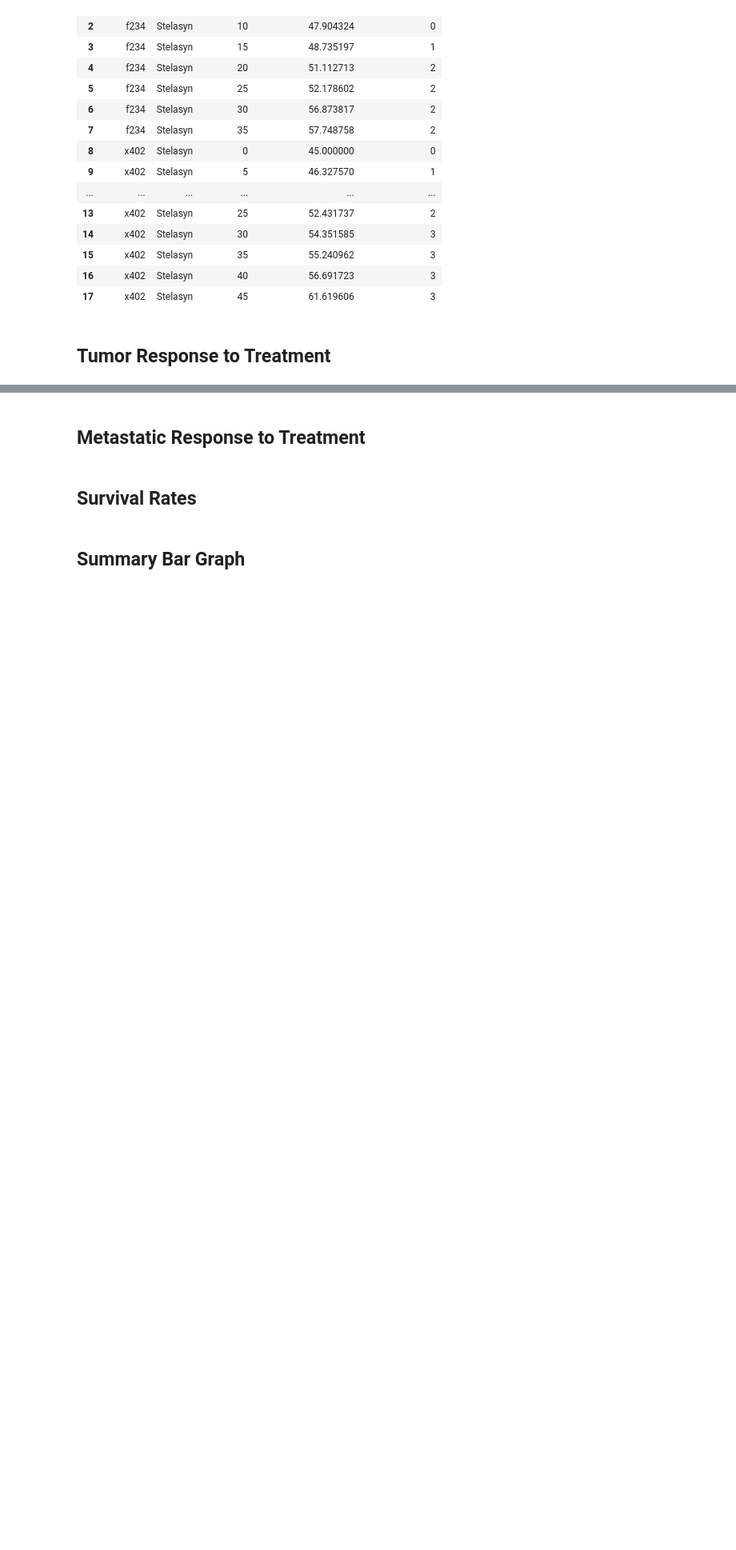
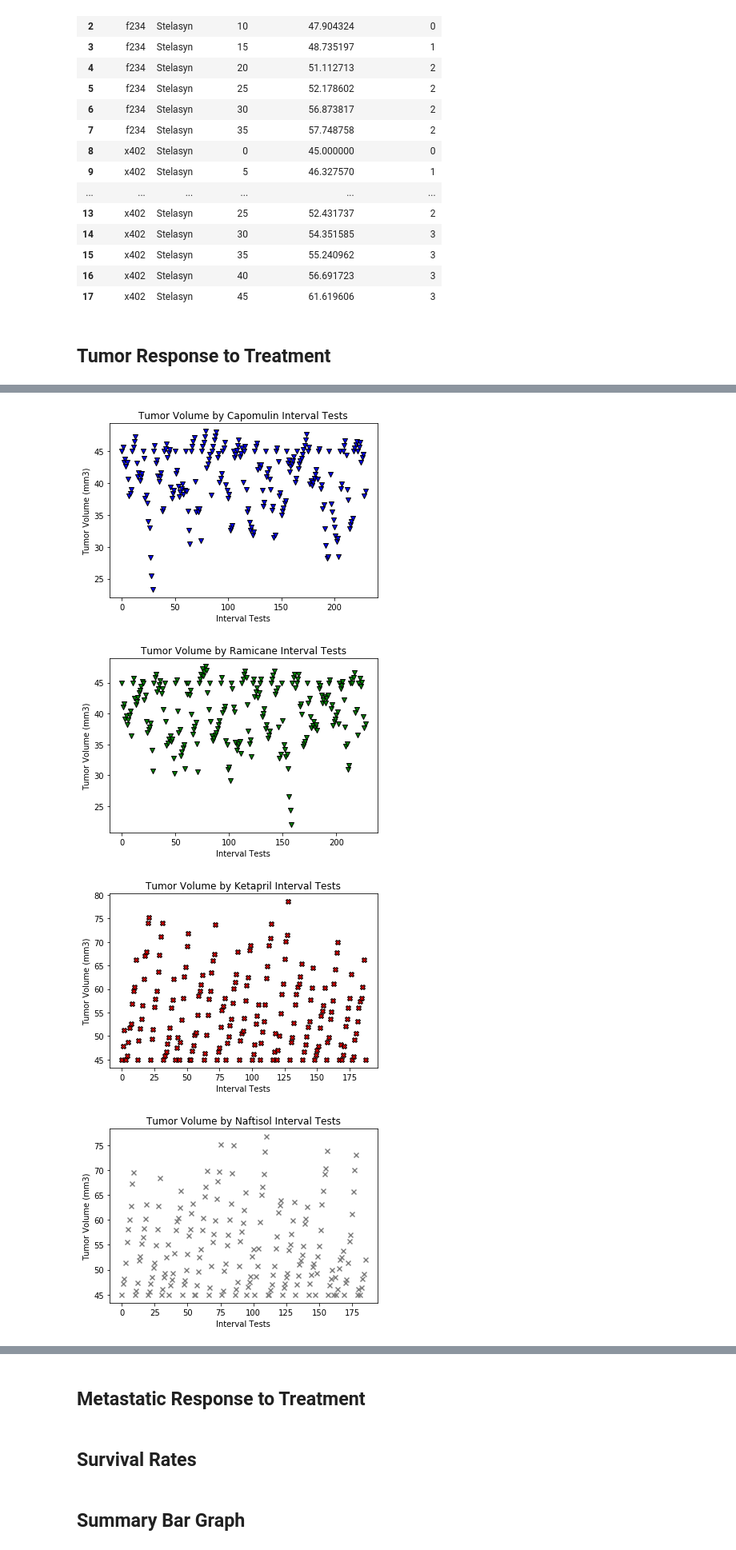
Before and after one commit to RobLMCO/05-MatplotlibHomework, a Jupyter notebook: pymaceuticals_starter.ipynb, the cells around one changed output, grey strips where cells are left out. Shown at 80% size. Drawn from its saved outputs; the diff is of its cells as text; code cells hidden in the pictures; blank space fills up the shorter version.

```diff
--- a/pymaceuticals_starter.ipynb
+++ b/pymaceuticals_starter.ipynb
@@ -133,0 +241,76 @@ __________________
+# %%
+
+
+plt.title("Tumor Volume by Capomulin Interval Tests")
+x2_timepoints = np.arange(0, Capomulin_num)
+plt.scatter(x2_timepoints, Capomulin, marker="v", facecolors="blue", edgecolors="black", label="Capomulin")
+plt.xlabel("Interval Tests")
+plt.ylabel("Tumor Volume (mm3)")
+plt.show()
+
+plt.title("Tumor Volume by Ramicane Interval Tests")
+x2_timepoints = np.arange(0, Ramicane_num)
+plt.scatter(x2_timepoints, Ramicane, marker="v", facecolors="green", edgecolors="black", label="Ramicane")
+plt.xlabel("Interval Tests")
+plt.ylabel("Tumor Volume (mm3)")
+plt.show()
+
+plt.title("Tumor Volume by Ketapril Interval Tests")
+x2_timepoints = np.arange(0, Ketapril_num)
+plt.scatter(x2_timepoints, Ketapril, marker="X", facecolors="red", edgecolors="black", label="Ketapril")
+plt.xlabel("Interval Tests")
+plt.ylabel("Tumor Volume (mm3)")
+plt.show()
+
+plt.title("Tumor Volume by Naftisol Interval Tests")
+x1_timepoints = np.arange(0, Naftisol_num)
+plt.scatter(x1_timepoints, Naftisol, marker="x", facecolors="grey", edgecolors="black", label="Naftisol")
+plt.xlabel("Interval Tests")
+plt.ylabel("Tumor Volume (mm3)")
+plt.show()
+
+plt.title("Tumor Volume by Zoniferol Interval Tests")
+x2_timepoints = np.arange(0, Zoniferol_num)
+plt.scatter(x2_timepoints, Zoniferol, marker="X", facecolors="orange", edgecolors="black", label="Zoniferol")
+plt.xlabel("Interval Tests")
+plt.ylabel("Tumor Volume (mm3)")
+plt.show()
+
+plt.title("Tumor Volume by Stelasyn Interval Tests")
+x1_timepoints = np.arange(0, Stelasyn_num)
+plt.scatter(x1_timepoints, Stelasyn, marker="x", facecolors="pink", edgecolors="black", label="Stelasyn")
+plt.xlabel("Interval Tests")
+plt.ylabel("Tumor Volume (mm3)")
+plt.show()
+
+plt.title("Tumor Volume by Ceftamin Interval Tests")
+x2_timepoints = np.arange(0, Ceftamin_num)
+plt.scatter(x2_timepoints, Ceftamin, marker="X", facecolors="red", edgecolors="black", label="Ceftamin")
+plt.xlabel("Interval Tests")
+plt.ylabel("Tumor Volume (mm3)")
+plt.show()
+
+plt.title("Tumor Volume by Infubinol Interval Tests")
+x1_timepoints = np.arange(0, Infubinol_num)
+plt.scatter(x1_timepoints, Infubinol, marker="x", facecolors="grey", edgecolors="black", label="Infubinol")
+plt.xlabel("Interval Tests")
+plt.ylabel("Tumor Volume (mm3)")
+plt.show()
+
+plt.title("Tumor Volume by Propriva Interval Tests")
+x2_timepoints = np.arange(0, Propriva_num)
+plt.scatter(x2_timepoints, Propriva, marker="X", facecolors="orange", edgecolors="black", label="Propriva")
+plt.xlabel("Interval Tests")
+plt.ylabel("Tumor Volume (mm3)")
+plt.show()
+
+# Store the Standard Error of Tumor Volumes Grouped by Drug and Timepoint
+
+# Convert to DataFrame
+
+# Preview DataFrame
+# %% [output]
+[figure, added]
+[figure, added]
+[figure, added]
+[figure, added]
```
Also changed, not shown: parts of 6 cells of this notebook.
